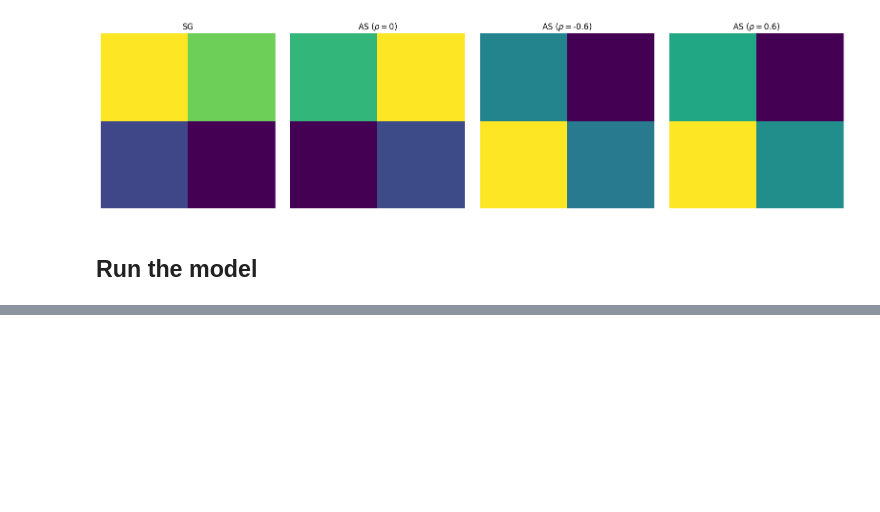
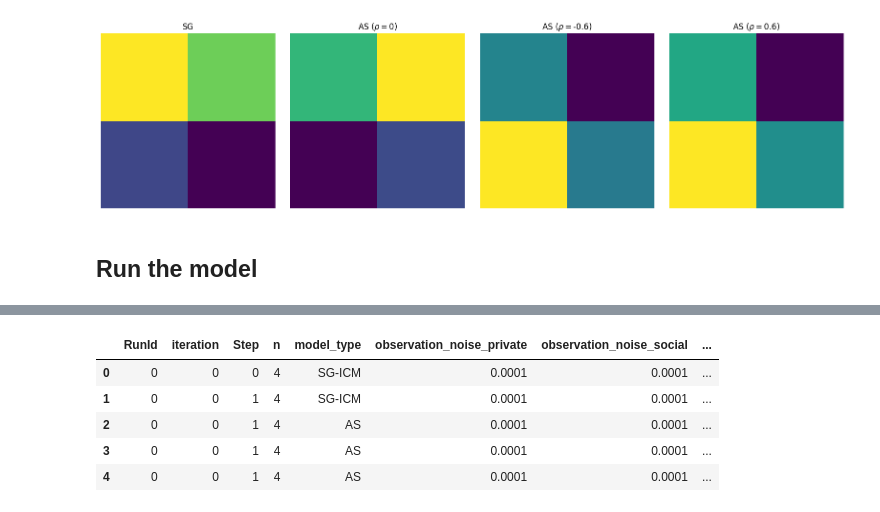
Before and after one commit to vagechirkov/Spatial-MAB-ABM, a Jupyter notebook: abm/2soc2gen.ipynb, the cells around one changed output, grey strips where cells are left out. Saved outputs shown, nothing was run; the diff lists cells and outputs as text; code cells hidden in the pictures; blank space fills up the shorter version.

```diff
--- a/abm/2soc2gen.ipynb
+++ b/abm/2soc2gen.ipynb
@@ -93,0 +131,9 @@ results.head(20)
+# %%
+batch_results.head()
+# %% [output]
+|  | RunId | iteration | Step | n | model_type | observation_noise_private | observation_noise_social | ... |
+| 0 | 0 | 0 | 0 | 4 | SG-ICM | 0.0001 | 0.0001 | ... |
+| 1 | 0 | 0 | 1 | 4 | SG-ICM | 0.0001 | 0.0001 | ... |
+| 2 | 0 | 0 | 1 | 4 | AS | 0.0001 | 0.0001 | ... |
+| 3 | 0 | 0 | 1 | 4 | AS | 0.0001 | 0.0001 | ... |
+| 4 | 0 | 0 | 1 | 4 | AS | 0.0001 | 0.0001 | ... |
```
Also changed, not shown: parts of 7 cells of this notebook, 2 other files.
